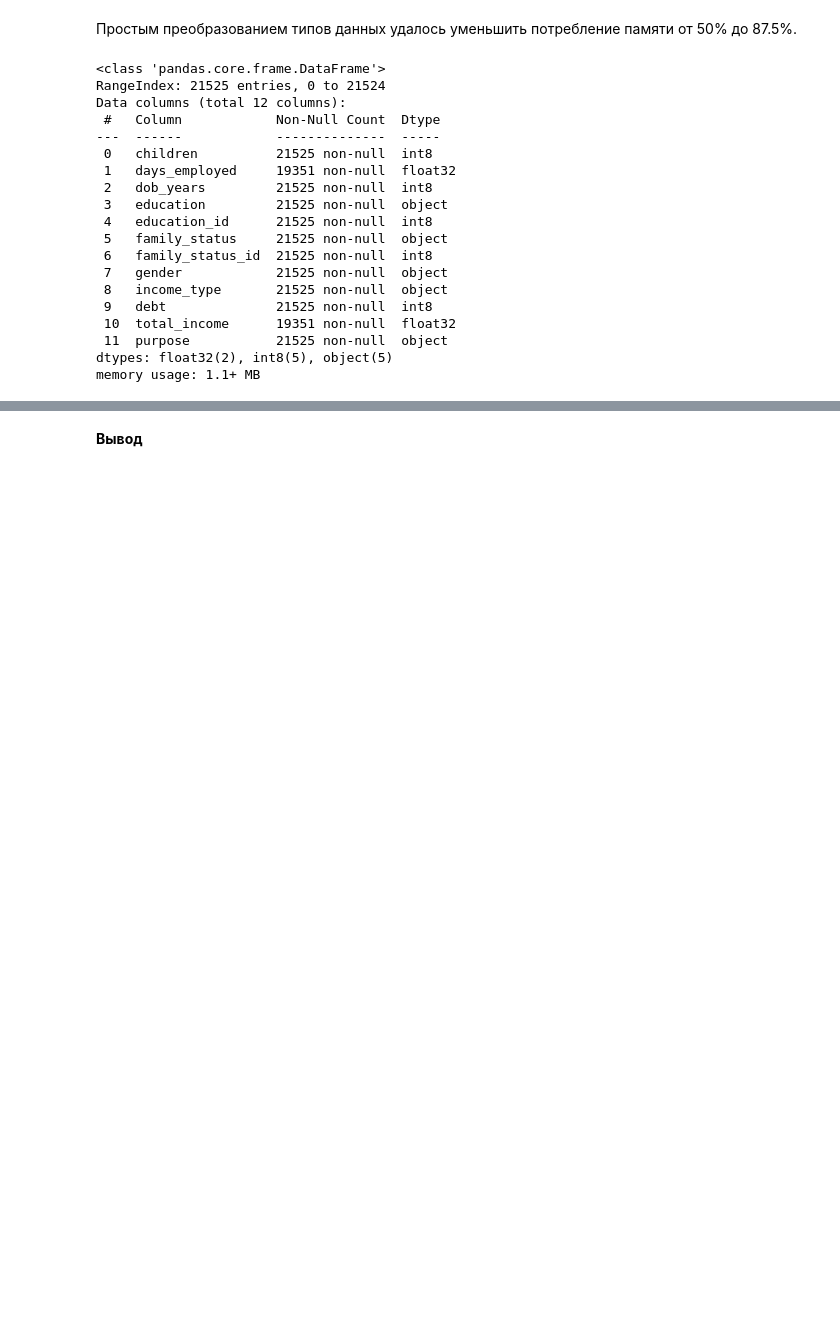
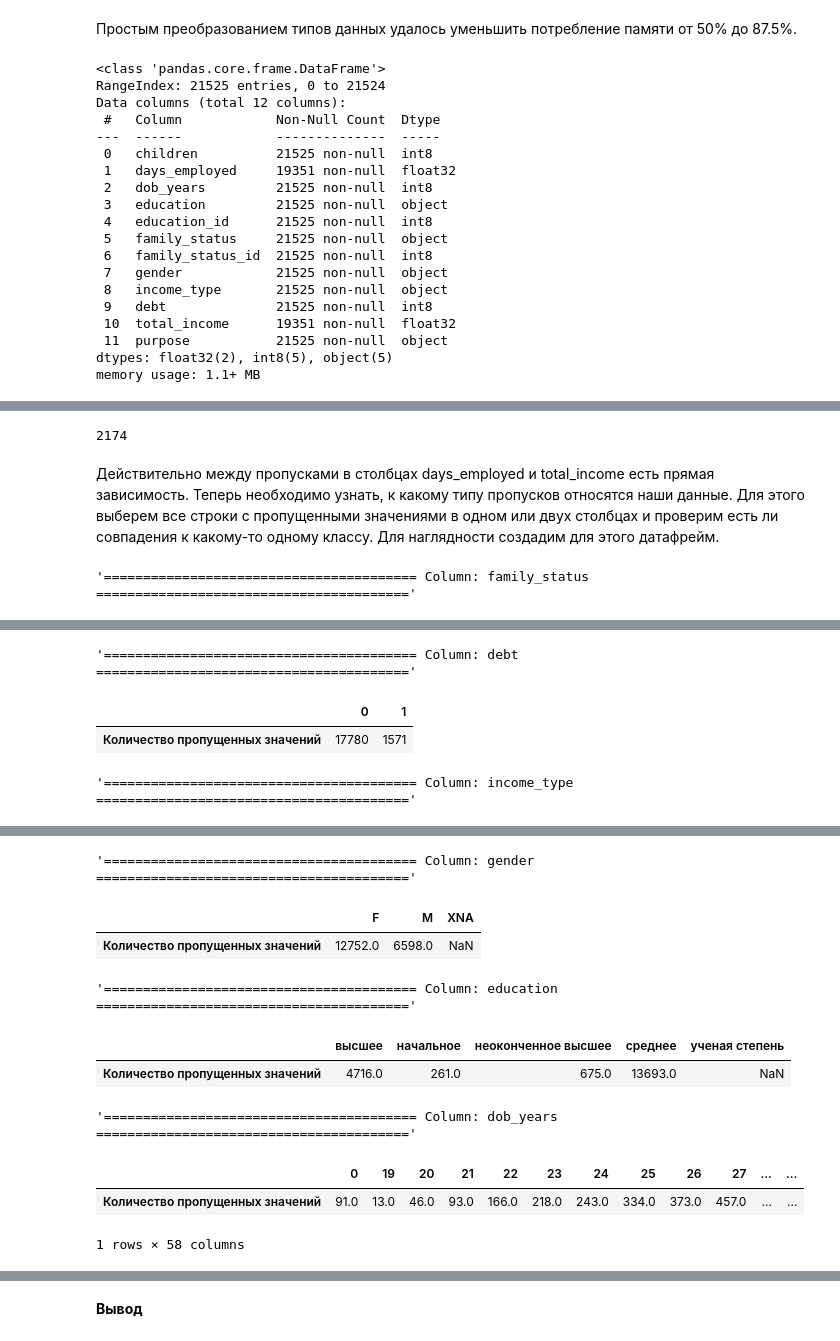
Before and after one commit to versus666jzx/practicum_ds, a Jupyter notebook: module_2/notebooks/credit_scoring.ipynb, the cells around one changed output, grey strips where cells are left out. Drawn from its saved outputs; the diff is of its cells as text; code cells hidden in the pictures; blank space fills up the shorter version.

```diff
--- a/module_2/notebooks/credit_scoring.ipynb
+++ b/module_2/notebooks/credit_scoring.ipynb
@@ -157,0 +158,2 @@ memory usage: 1.1+ MB
+# %%
+data = data_compressed
@@ -157,0 +162,3 @@ memory usage: 1.1+ MB
+# %%
+data['education'] = data['education'].apply(lambda x: x.lower())
+data['education'].value_counts()
@@ -157,0 +179,28 @@ memory usage: 1.1+ MB
+# %%
+
+data.query('days_employed.isna() and total_income.isna()').children.count()
+# %% [output]
+2174
+# %% [markdown]
+Действительно между пропусками в столбцах days_employed и total_income есть прямая зависимость.
+Теперь необходимо узнать, к какому типу пропусков относятся наши данные.
+Для этого выберем все строки с пропущенными значениями в одном или двух столбцах и проверим есть ли совпадения к какому-то одному классу.
+Для наглядности создадим для этого датафрейм.
+# %%
+# список колонок по которым будем провоидть анализ
+columns = ['family_status', 'debt', 'income_type', 'gender', 'family_status', 'education', 'dob_years', 'children']
+columns = ['family_status', 'debt', 'income_type', 'gender', 'education', 'dob_years']
+# создаем отдельный датафрейм, состоящий из строк с пропущенными значениями в колонках
+empty_data = data.query('days_employed.isna() and total_income.isna()')
+
+# считаем количество пропущенных значений для каждого из значений анализируемой колонки
+for column in columns:
+    display(f"{'='*40} Column: {column} {'='*40}")
+    display(
+        pd.DataFrame(
+            data=[
+                data[column].value_counts() - empty_data[column].value_counts()
+            ]
+        ).rename({column: 'Количество пропущенных значений'}))
+# %% [output]
+'======================================== Column: family_status ========================================'
@@ -157,0 +209,4 @@ memory usage: 1.1+ MB
+'======================================== Column: debt ========================================'
+|  | 0 | 1 |
+| Количество пропущенных значений | 17780 | 1571 |
+'======================================== Column: income_type ========================================'
@@ -157,0 +215,10 @@ memory usage: 1.1+ MB
+'======================================== Column: gender ========================================'
+|  | F | M | XNA |
+| Количество пропущенных значений | 12752.0 | 6598.0 | NaN |
+'======================================== Column: education ========================================'
+|  | высшее | начальное | неоконченное высшее | среднее | ученая степень |
+| Количество пропущенных значений | 4716.0 | 261.0 | 675.0 | 13693.0 | NaN |
+'======================================== Column: dob_years ========================================'
+|  | 0 | 19 | 20 | 21 | 22 | 23 | 24 | 25 | 26 | 27 | ... | ... |
+| Количество пропущенных значений | 91.0 | 13.0 | 46.0 | 93.0 | 166.0 | 218.0 | 243.0 | 334.0 | 373.0 | 457.0 | ... | ... |
+1 rows × 58 columns
```
Also changed, not shown: parts of 18 cells of this notebook.
